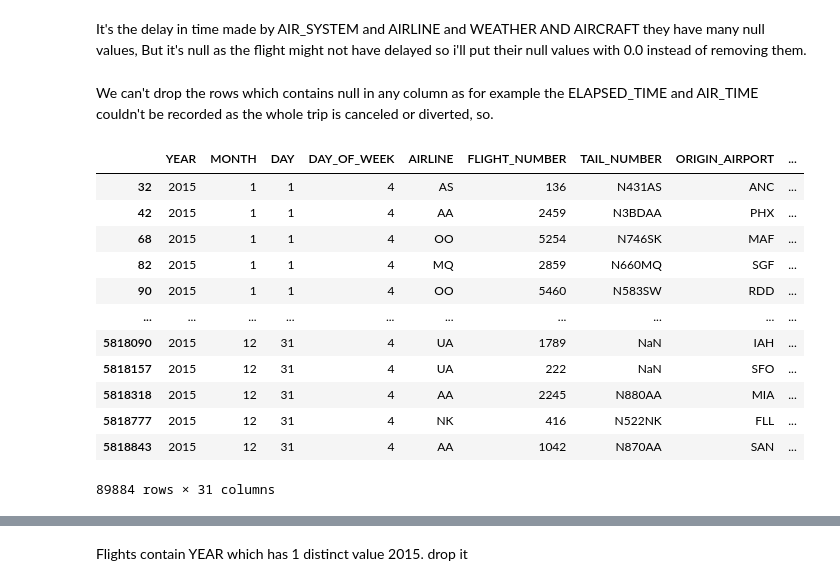
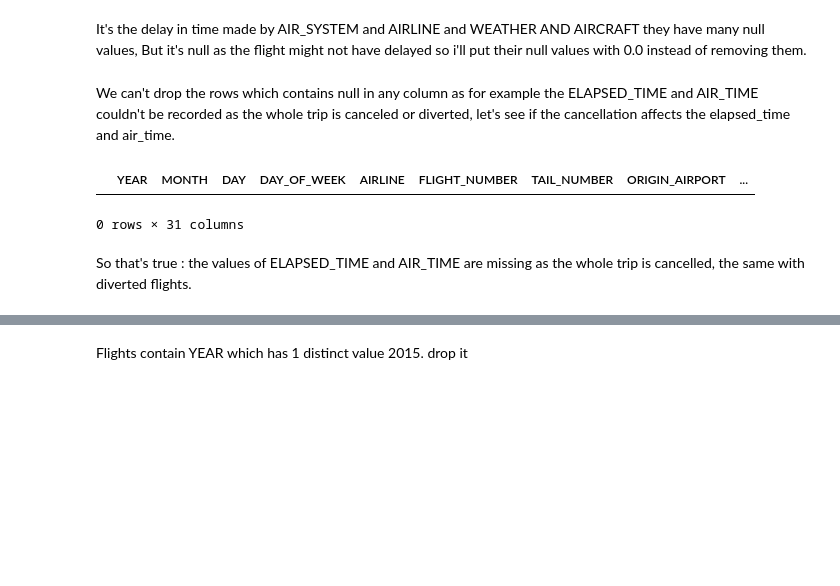
Before and after one commit to ssary/USA-Flight-delays, a Jupyter notebook: P2.ipynb, the cells around one changed output, grey strips where cells are left out. Drawn from its saved outputs; the diff is of its cells as text; code cells hidden in the pictures; blank space fills up the shorter version.

```diff
--- a/P2.ipynb
+++ b/P2.ipynb
@@ -120,21 +117,12 @@ But it's null as the flight might not have delayed so i'll put their null values
 # %%
 df_flights[df_flights.columns[25:31]] = df_flights[df_flights.columns[25:31]].fillna(value=0.0)
 # %% [markdown]
-We can't drop the rows which contains null in any column as for example the ELAPSED_TIME and AIR_TIME couldn't be recorded as the whole trip is canceled or diverted, so.
+We can't drop the rows which contains null in any column as for example the ELAPSED_TIME and AIR_TIME couldn't be recorded as the whole trip is canceled or diverted, let's see if the cancellation affects the elapsed_time and air_time.
 # %%
-df_flights.loc[(df_flights['CANCELLED'] == True)]
+df_flights.loc[(df_flights['CANCELLED'] == True)&(df_flights['ELAPSED_TIME'].notnull())]
 # %% [output]
 |  | YEAR | MONTH | DAY | DAY_OF_WEEK | AIRLINE | FLIGHT_NUMBER | TAIL_NUMBER | ORIGIN_AIRPORT | ... |
-| 32 | 2015 | 1 | 1 | 4 | AS | 136 | N431AS | ANC | ... |
-| 42 | 2015 | 1 | 1 | 4 | AA | 2459 | N3BDAA | PHX | ... |
-| 68 | 2015 | 1 | 1 | 4 | OO | 5254 | N746SK | MAF | ... |
-| 82 | 2015 | 1 | 1 | 4 | MQ | 2859 | N660MQ | SGF | ... |
-| 90 | 2015 | 1 | 1 | 4 | OO | 5460 | N583SW | RDD | ... |
-| ... | ... | ... | ... | ... | ... | ... | ... | ... | ... |
-| 5818090 | 2015 | 12 | 31 | 4 | UA | 1789 | NaN | IAH | ... |
-| 5818157 | 2015 | 12 | 31 | 4 | UA | 222 | NaN | SFO | ... |
-| 5818318 | 2015 | 12 | 31 | 4 | AA | 2245 | N880AA | MIA | ... |
-| 5818777 | 2015 | 12 | 31 | 4 | NK | 416 | N522NK | FLL | ... |
-| 5818843 | 2015 | 12 | 31 | 4 | AA | 1042 | N870AA | SAN | ... |
-89884 rows × 31 columns
+0 rows × 31 columns
+# %% [markdown]
+So that's true : the values of ELAPSED_TIME and AIR_TIME are missing as the whole trip is cancelled, the same with diverted flights.
 # %%
```
Also changed, not shown: parts of 35 cells of this notebook.
